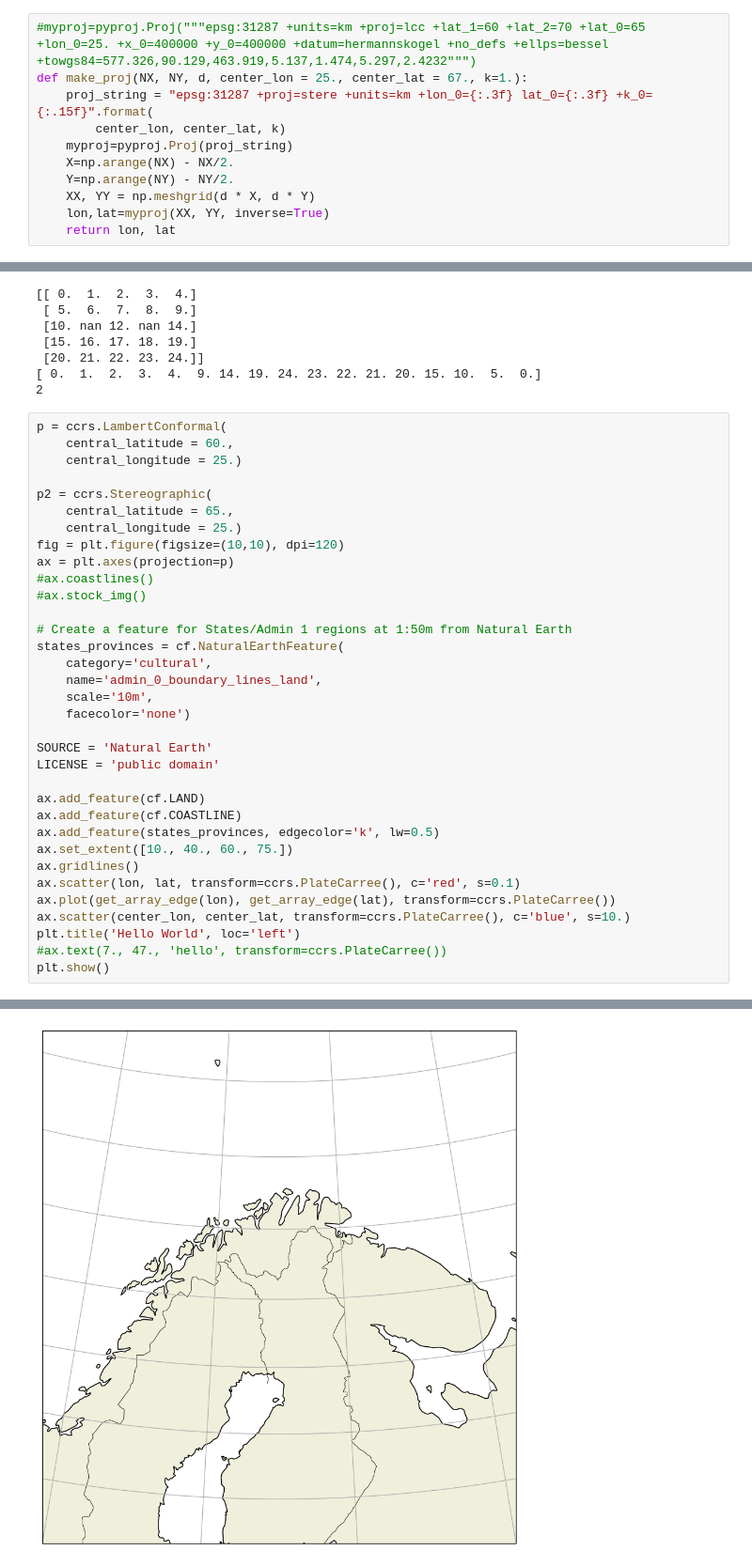
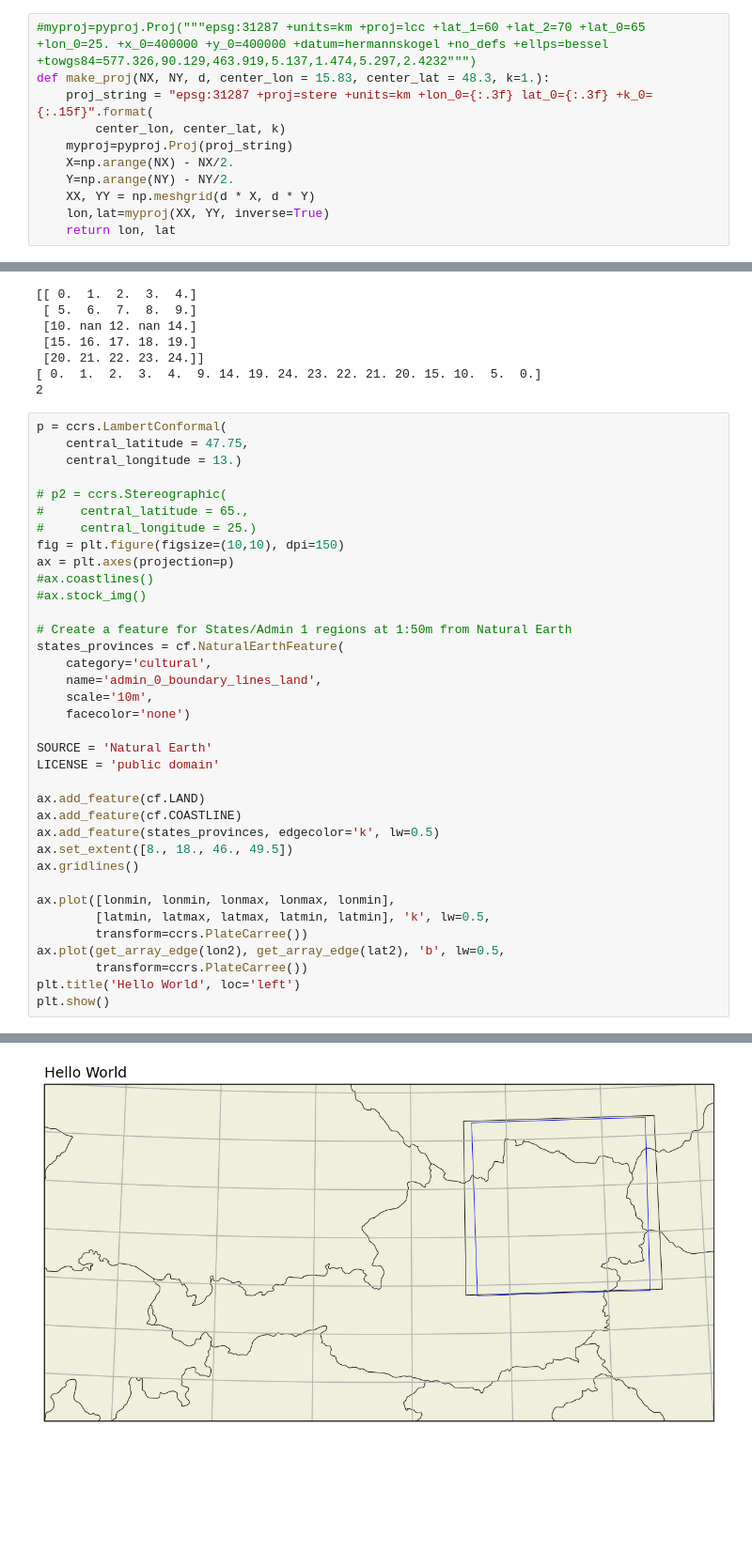
Before and after one commit to pscheffknecht-geosphere/panelification, a Jupyter notebook: SCR/diagnostics/subdomain_definition_and_check.ipynb, the cells around one changed output, grey strips where cells are left out. Shown: that part at 94% size. Drawn from its saved outputs; the diff is of its cells as text; blank space fills up the shorter version.

```diff
--- a/SCR/diagnostics/subdomain_definition_and_check.ipynb
+++ b/SCR/diagnostics/subdomain_definition_and_check.ipynb
@@ -7,7 +7,7 @@ import pyproj
 from math import sin, cos, sqrt, atan2, radians
 # %%
 #myproj=pyproj.Proj("""epsg:31287 +units=km +proj=lcc +lat_1=60 +lat_2=70 +lat_0=65 +lon_0=25. +x_0=400000 +y_0=400000 +datum=hermannskogel +no_defs +ellps=bessel +towgs84=577.326,90.129,463.919,5.137,1.474,5.297,2.4232""")
-def make_proj(NX, NY, d, center_lon = 25., center_lat = 67., k=1.):
+def make_proj(NX, NY, d, center_lon = 15.83, center_lat = 48.3, k=1.):
     proj_string = "epsg:31287 +proj=stere +units=km +lon_0={:.3f} lat_0={:.3f} +k_0={:.15f}".format(
         center_lon, center_lat, k)
     myproj=pyproj.Proj(proj_string)
@@ -213,13 +206,13 @@ print(np.isnan(b).sum())
 2
 # %%
 p = ccrs.LambertConformal(
-    central_latitude = 60.,
-    central_longitude = 25.)
+    central_latitude = 47.75,
+    central_longitude = 13.)
 
-p2 = ccrs.Stereographic(
-    central_latitude = 65.,
-    central_longitude = 25.)
-fig = plt.figure(figsize=(10,10), dpi=120)
+# p2 = ccrs.Stereographic(
+#     central_latitude = 65.,
+#     central_longitude = 25.)
+fig = plt.figure(figsize=(10,10), dpi=150)
 ax = plt.axes(projection=p)
 #ax.coastlines()
 #ax.stock_img()
@@ -237,12 +230,14 @@ LICENSE = 'public domain'
 ax.add_feature(cf.LAND)
 ax.add_feature(cf.COASTLINE)
 ax.add_feature(states_provinces, edgecolor='k', lw=0.5)
-ax.set_extent([10., 40., 60., 75.])
+ax.set_extent([8., 18., 46., 49.5])
 ax.gridlines()
-ax.scatter(lon, lat, transform=ccrs.PlateCarree(), c='red', s=0.1)
-ax.plot(get_array_edge(lon), get_array_edge(lat), transform=ccrs.PlateCarree())
-ax.scatter(center_lon, center_lat, transform=ccrs.PlateCarree(), c='blue', s=10.)
+
+ax.plot([lonmin, lonmin, lonmax, lonmax, lonmin],
+        [latmin, latmax, latmax, latmin, latmin], 'k', lw=0.5,
+        transform=ccrs.PlateCarree())
+ax.plot(get_array_edge(lon2), get_array_edge(lat2), 'b', lw=0.5,
+        transform=ccrs.PlateCarree())
 plt.title('Hello World', loc='left')
-#ax.text(7., 47., 'hello', transform=ccrs.PlateCarree())
 plt.show()
 # %% [output]
@@ -250,3 +244,3 @@ NameError: name 'lon' is not defined
-[figure, old version]
+[figure, new version]
 # %%
 ax.get_data_ratio()
```
Also changed, not shown: parts of 12 cells of this notebook.
